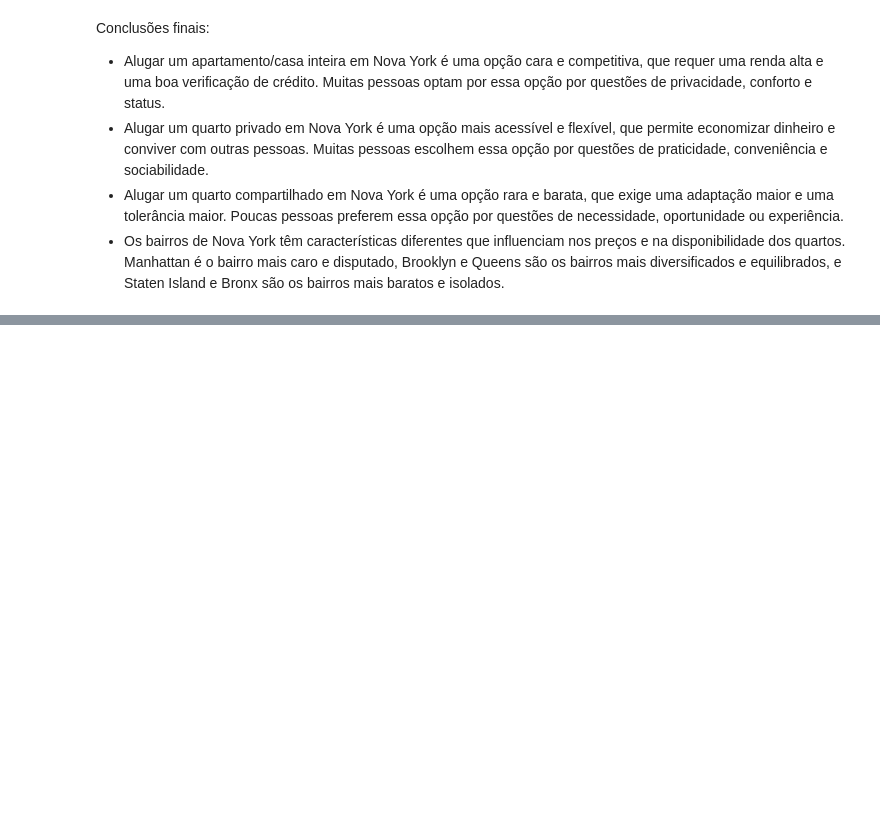
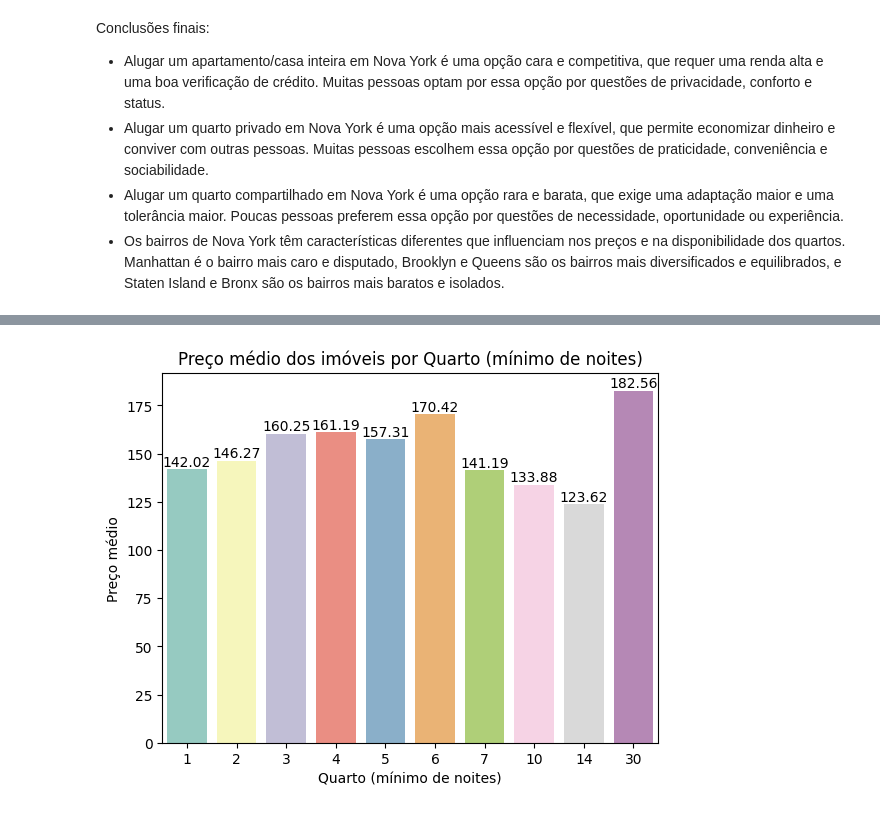
Before and after one commit to WiiniSilva/LH_CD_WINICIUS_SILVA, a Jupyter notebook: Desafio Ciência de Dados.ipynb, the cells around one changed output, grey strips where cells are left out. Drawn from its saved outputs; the diff is of its cells as text; code cells hidden in the pictures; blank space fills up the shorter version.

```diff
--- a/Desafio Ciência de Dados.ipynb
+++ b/Desafio Ciência de Dados.ipynb
@@ -462,0 +534,35 @@ Conclusões finais:
+# %%
+# Contar a frequência de cada variável "minimo_noites"
+df_minimo_noites_count = df['minimo_noites'].value_counts()
+
+# Ordenar as variáveis por frequência decrescente
+df_minimo_noites_count = df_minimo_noites_count.sort_values(ascending=False)
+
+# Definir o número de variáveis a serem exibidas
+numero_variaveis = 10
+
+# Selecionar as "numero_variaveis" variáveis mais frequentes
+top_minimo_noites = df_minimo_noites_count.index[:numero_variaveis]
+
+# Agrupar o dataframe pelas variáveis "minimo_noites" mais frequentes e calcular a média do preço
+df_grouped = df[df['minimo_noites'].isin(top_minimo_noites)].groupby('minimo_noites')['price'].mean()
+
+# Criar um gráfico de barras usando o seaborn
+ax = sns.barplot(x=df_grouped.index, y=df_grouped, palette='Set3')
+
+# Definir os rótulos dos eixos e o título do gráfico
+ax.set_xlabel('Quarto (mínimo de noites)')
+ax.set_ylabel('Preço médio')
+ax.set_title('Preço médio dos imóveis por Quarto (mínimo de noites)')
+
+# Adicionar rótulos nas barras com duas casas decimais
+for i in range(len(ax.patches)):
+    # Usar o método format para restringir a duas casas decimais
+    value = format(ax.patches[i].get_height(), '.2f')
+    plt.annotate(value, (ax.patches[i].get_x() + ax.patches[i].get_width() / 2,
+                         ax.patches[i].get_height()), size=10, ha='center', va='bottom')
+
+# Mostrar o gráfico
+plt.show()
+# %% [output]
+[figure, added]
```
Also changed, not shown: parts of 20 cells of this notebook.
